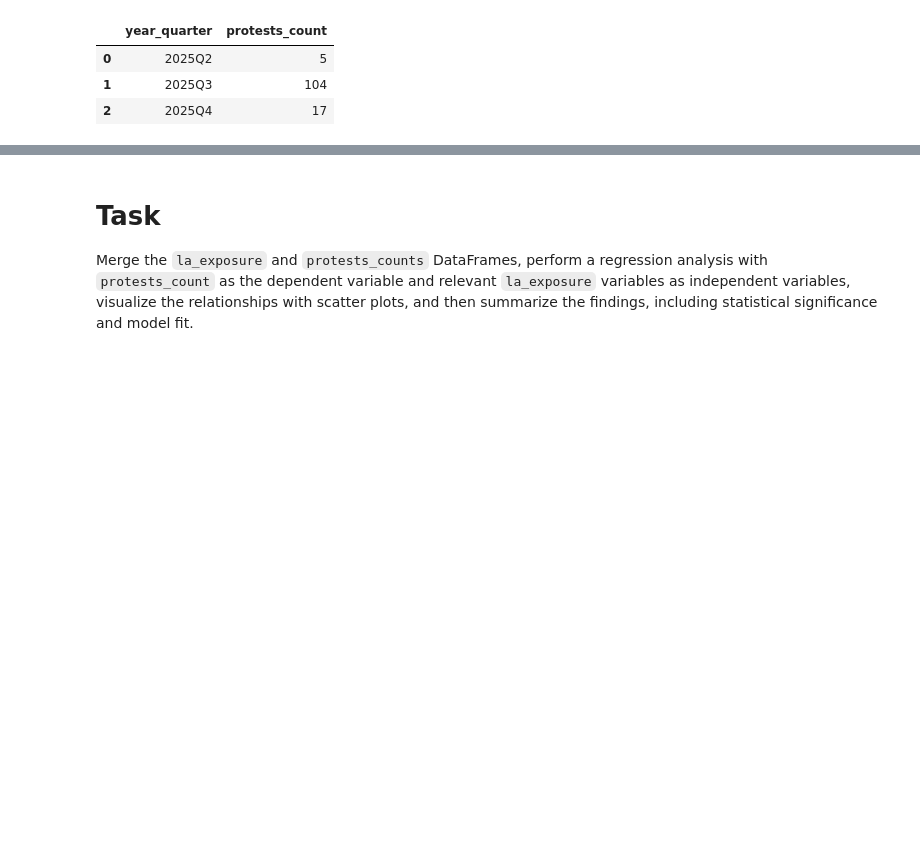
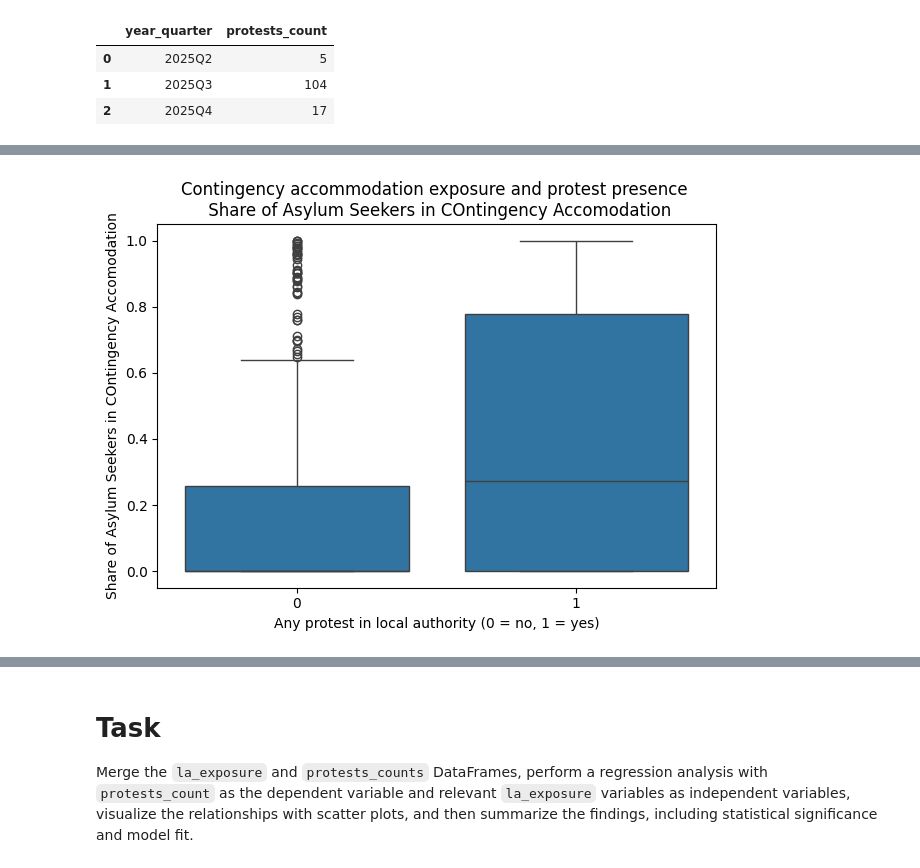
Before and after one commit to awenroberts/QM2-Project, a Jupyter notebook: quantitative_analysis_2.ipynb, the cells around one changed output, grey strips where cells are left out. Drawn from its saved outputs; the diff is of its cells as text; code cells hidden in the pictures; blank space fills up the shorter version.

```diff
--- a/quantitative_analysis_2.ipynb
+++ b/quantitative_analysis_2.ipynb
@@ -92,0 +124,19 @@ temporal_counts
+# %%
+#create distribution comparisons - Boxplot: contingency exposure vs protest presence
+import seaborn as sns
+import matplotlib.pyplot as plt
+
+sns.boxplot(
+    x="any_protest",
+    y="contingency_shareQ3",
+    data=analysis_df
+)
+
+plt.xlabel("Any protest in local authority (0 = no, 1 = yes)")
+plt.ylabel("Share of Asylum Seekers in COntingency Accomodation")
+plt.title("Contingency accommodation exposure and protest presence \n Share of Asylum Seekers in COntingency Accomodation")
+
+plt.tight_layout()
+plt.show()
+# %% [output]
+[figure, added]
```
Also changed, not shown: parts of 9 cells of this notebook.
